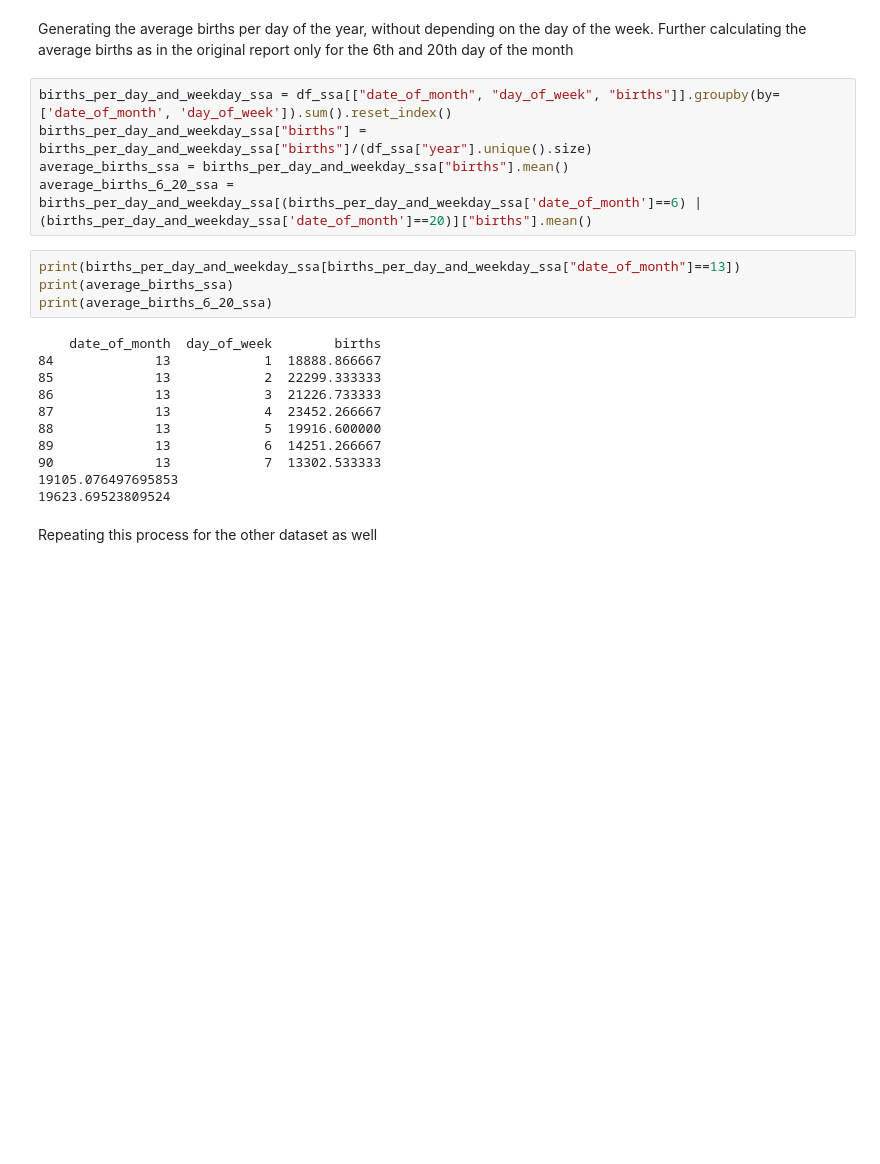
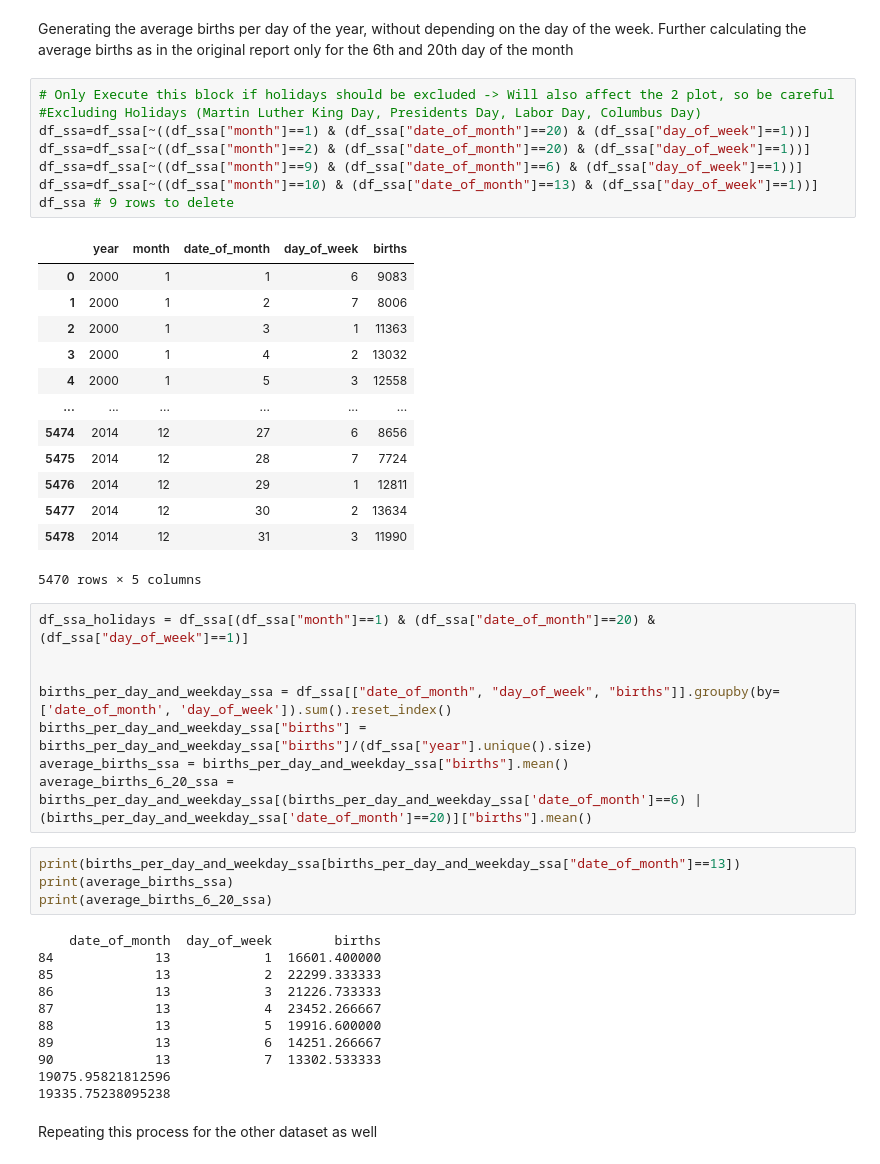
Before and after one commit to MoritzStaudinger/DataNarrativeCritique, a Jupyter notebook: IS457_Ex2_Group_1.ipynb, the cells around one changed output. Cells and saved outputs as stored; diff of their text form; blank space fills up the shorter version.

```diff
--- a/IS457_Ex2_Group_1.ipynb
+++ b/IS457_Ex2_Group_1.ipynb
@@ -42,7 +42,32 @@ df_nchs.head()
 # %% [markdown]
 Generating the average births per day of the year, without depending on the day of the week.
 Further calculating the average births as in the original report only for the 6th and 20th day of the month
+# %%
+# Only Execute this block if holidays should be excluded -> Will also affect the 2 plot, so be careful
+#Excluding Holidays (Martin Luther King Day, Presidents Day, Labor Day, Columbus Day)
+df_ssa=df_ssa[~((df_ssa["month"]==1) & (df_ssa["date_of_month"]==20) & (df_ssa["day_of_week"]==1))]
+df_ssa=df_ssa[~((df_ssa["month"]==2) & (df_ssa["date_of_month"]==20) & (df_ssa["day_of_week"]==1))]
+df_ssa=df_ssa[~((df_ssa["month"]==9) & (df_ssa["date_of_month"]==6) & (df_ssa["day_of_week"]==1))]
+df_ssa=df_ssa[~((df_ssa["month"]==10) & (df_ssa["date_of_month"]==13) & (df_ssa["day_of_week"]==1))]
+df_ssa # 9 rows to delete
+# %% [output]
+|  | year | month | date_of_month | day_of_week | births |
+| 0 | 2000 | 1 | 1 | 6 | 9083 |
+| 1 | 2000 | 1 | 2 | 7 | 8006 |
+| 2 | 2000 | 1 | 3 | 1 | 11363 |
+| 3 | 2000 | 1 | 4 | 2 | 13032 |
+| 4 | 2000 | 1 | 5 | 3 | 12558 |
+| ... | ... | ... | ... | ... | ... |
+| 5474 | 2014 | 12 | 27 | 6 | 8656 |
+| 5475 | 2014 | 12 | 28 | 7 | 7724 |
+| 5476 | 2014 | 12 | 29 | 1 | 12811 |
+| 5477 | 2014 | 12 | 30 | 2 | 13634 |
+| 5478 | 2014 | 12 | 31 | 3 | 11990 |
+5470 rows × 5 columns
 # %%
+df_ssa_holidays = df_ssa[(df_ssa["month"]==1) & (df_ssa["date_of_month"]==20) & (df_ssa["day_of_week"]==1)]
+
+
 births_per_day_and_weekday_ssa = df_ssa[["date_of_month", "day_of_week", "births"]].groupby(by=['date_of_month', 'day_of_week']).sum().reset_index()
 births_per_day_and_weekday_ssa["births"] = births_per_day_and_weekday_ssa["births"]/(df_ssa["year"].unique().size)
 average_births_ssa = births_per_day_and_weekday_ssa["births"].mean()
@@ -53,15 +78,15 @@ print(average_births_ssa)
 print(average_births_6_20_ssa)
 # %% [output]
     date_of_month  day_of_week        births
-84             13            1  18888.866667
+84             13            1  16601.400000
 85             13            2  22299.333333
 86             13            3  21226.733333
 87             13            4  23452.266667
 88             13            5  19916.600000
 89             13            6  14251.266667
 90             13            7  13302.533333
-19105.076497695853
-19623.69523809524
+19075.95821812596
+19335.75238095238
 # %% [markdown]
 Repeating this process for the other dataset as well
 # %%
```
Also changed, not shown: parts of 4 cells of this notebook.
